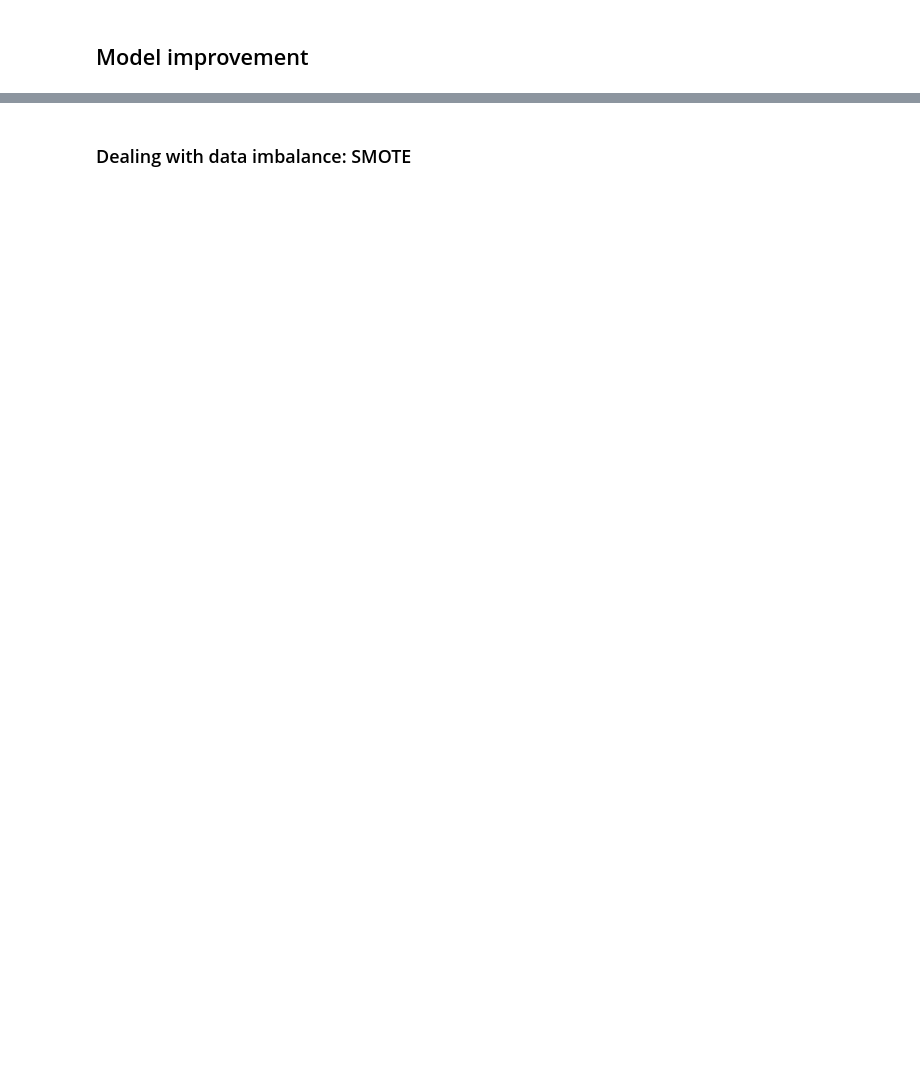
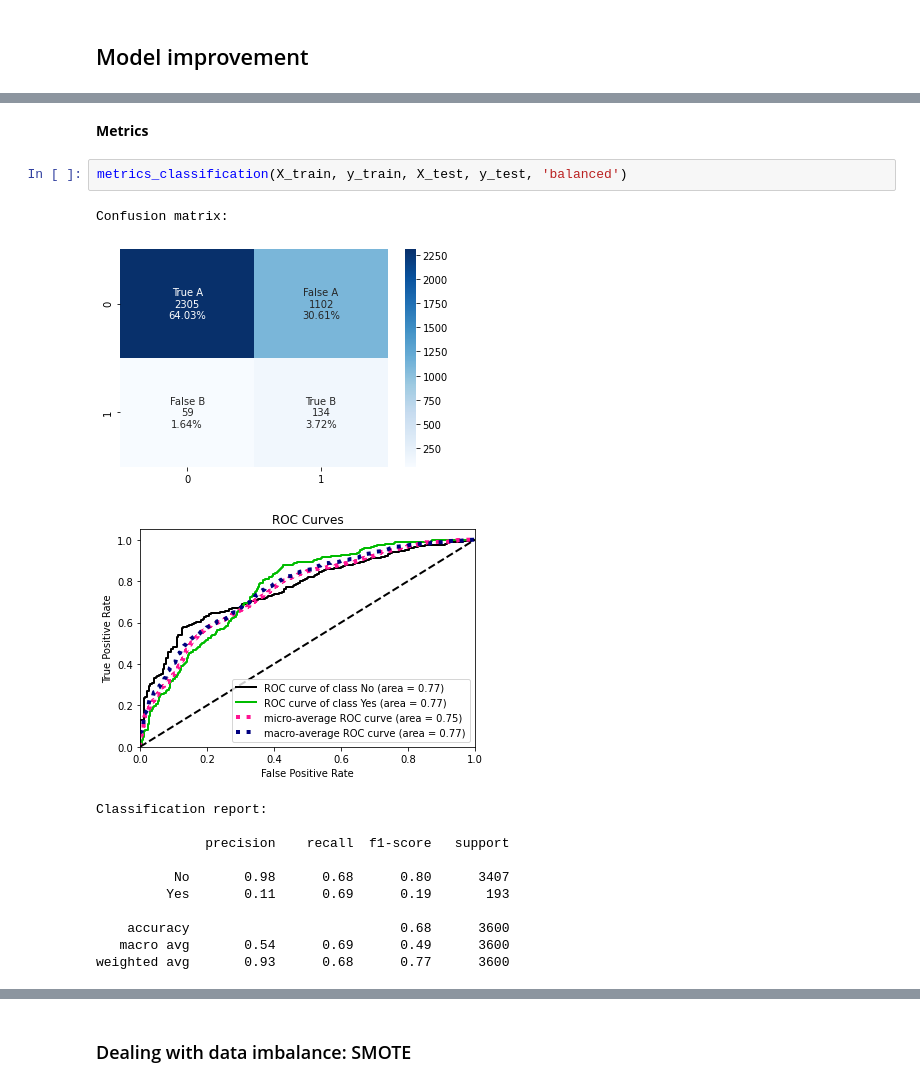
Before and after one commit to katharina-beriault/Midterm_Project_Credit-Card-Marketing_Classification, a Jupyter notebook: Python/Outcome.ipynb, the cells around one changed output, grey strips where cells are left out. Drawn from its saved outputs; the diff is of its cells as text; blank space fills up the shorter version.

```diff
--- a/Python/Outcome.ipynb
+++ b/Python/Outcome.ipynb
@@ -762,0 +874,18 @@ dtype: int64
+# %% [markdown]
+**Metrics**
+# %%
+metrics_classification(X_train, y_train, X_test, y_test, 'balanced')
+# %% [output]
+Confusion matrix:
+[figure, added]
+[figure, added]
+Classification report:
+
+              precision    recall  f1-score   support
+
+          No       0.98      0.68      0.80      3407
+         Yes       0.11      0.69      0.19       193
+
+    accuracy                           0.68      3600
+   macro avg       0.54      0.69      0.49      3600
+weighted avg       0.93      0.68      0.77      3600
```
Also changed, not shown: parts of 141 cells of this notebook, 2 other files.
